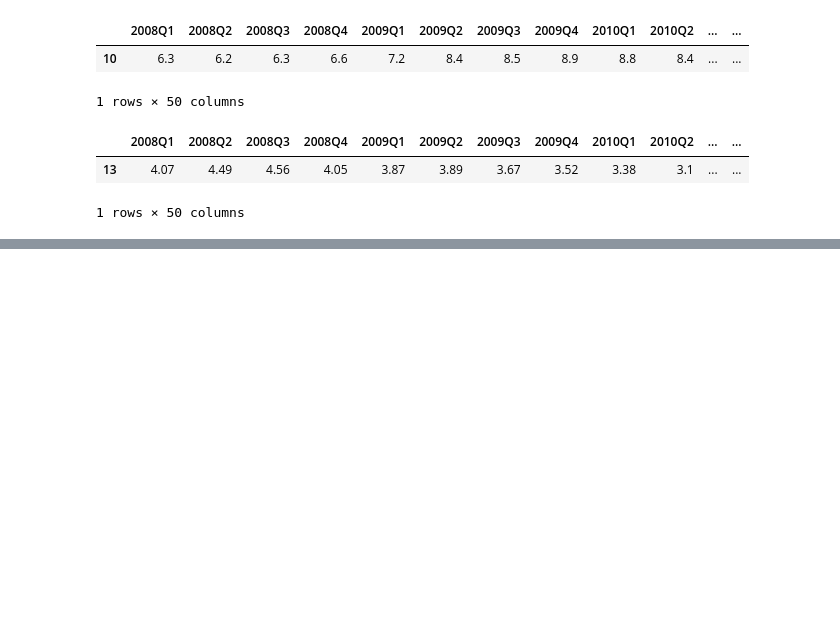
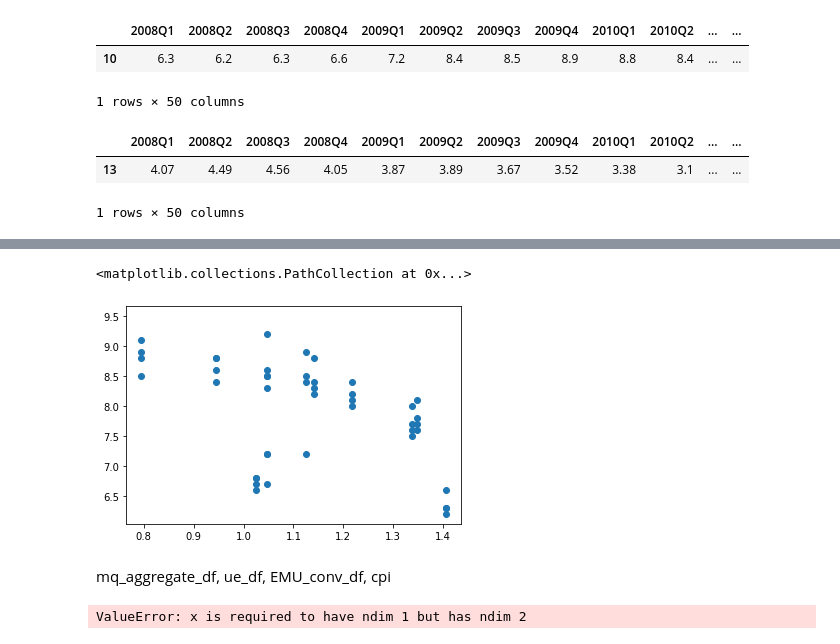
Before and after one commit to SanteriVtj/inflation-and-unemployment-lr, a Jupyter notebook: nb.ipynb, the cells around one changed output, grey strips where cells are left out. Drawn from its saved outputs; the diff is of its cells as text; code cells hidden in the pictures; blank space fills up the shorter version.

```diff
--- a/nb.ipynb
+++ b/nb.ipynb
@@ -89,0 +100,12 @@ fig.tight_layout()
+# %%
+plt.scatter(cpi.iloc[0], ue_df.iloc[0])
+# %% [output]
+<matplotlib.collections.PathCollection at 0x...>
+[figure, added]
+# %% [markdown]
+mq_aggregate_df, ue_df, EMU_conv_df, cpi
+# %%
+mq_aggregate_df, ue_df, EMU_conv_df, cpi
+c_mq_aggregate_df, t_mq_aggregate_df= sm.tsa.filters.hpfilter(mq_aggregate_df, 1600)
+# %% [output]
+ValueError: x is required to have ndim 1 but has ndim 2
```
Also changed, not shown: parts of 4 cells of this notebook.
